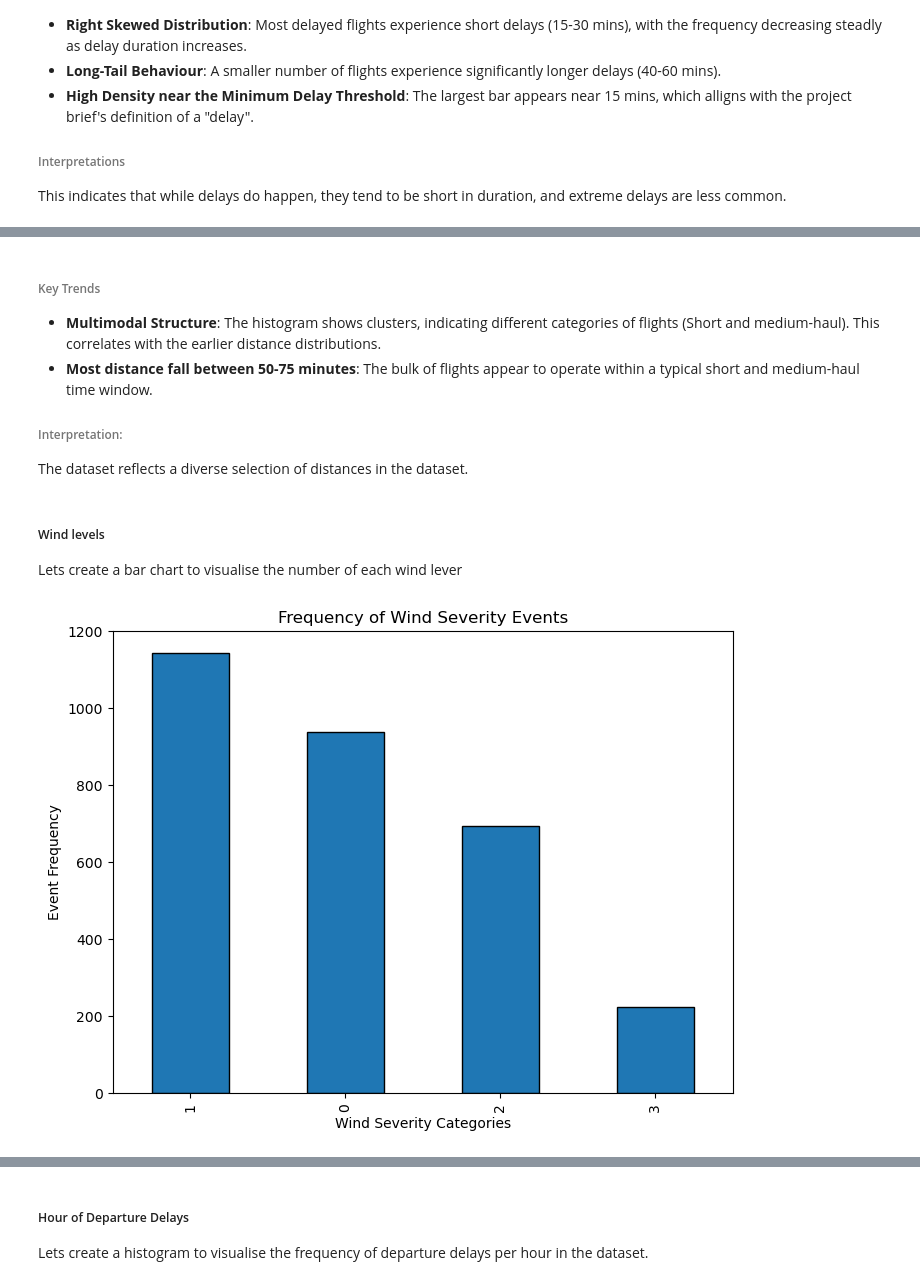
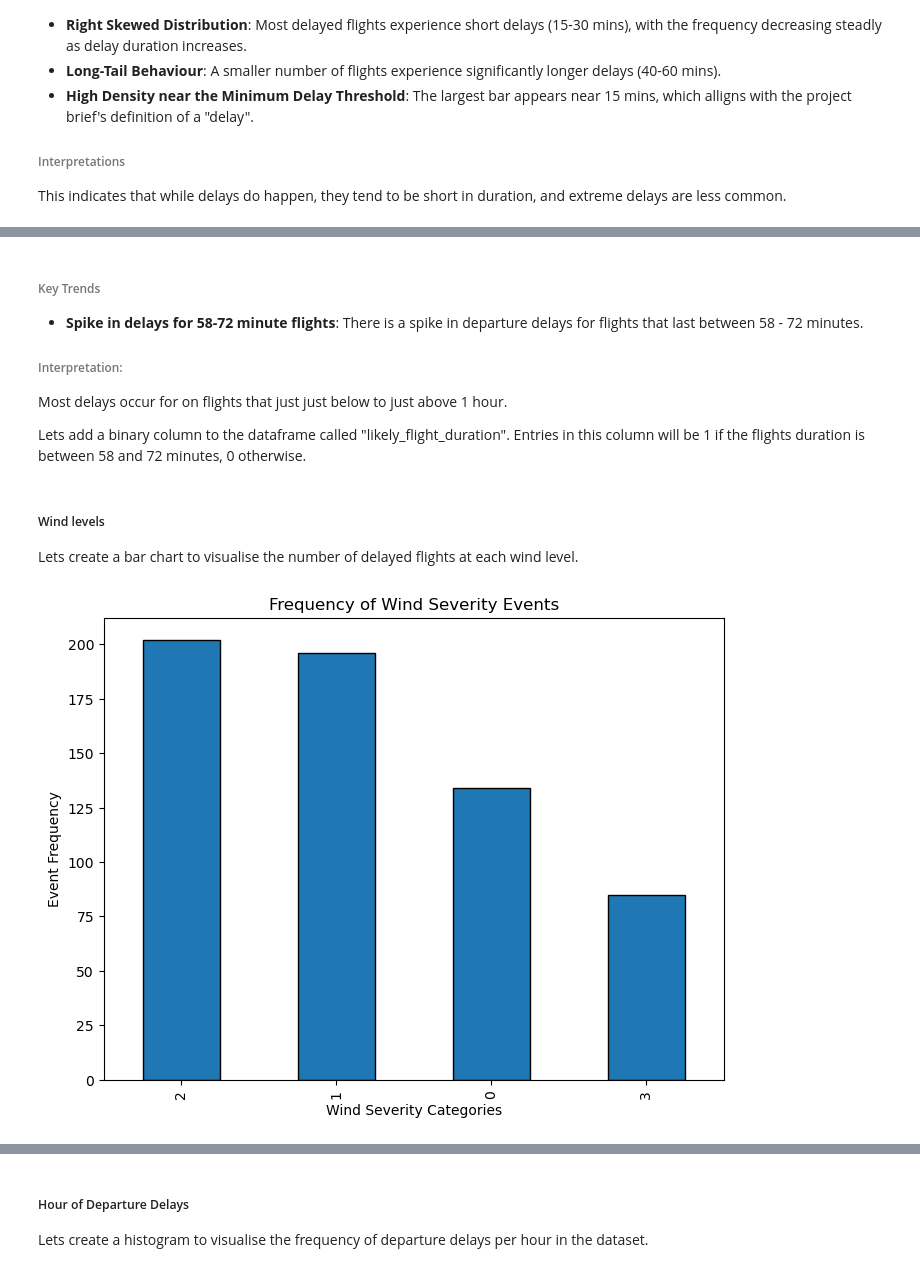
Before and after one commit to frederick2003/Classification-Algorithms-for-Synthetic-Flight-Data, a Jupyter notebook: Analysis.ipynb, the cells around one changed output, grey strips where cells are left out. Drawn from its saved outputs; the diff is of its cells as text; code cells hidden in the pictures.

```diff
--- a/Analysis.ipynb
+++ b/Analysis.ipynb
@@ -466,8 +471,9 @@ plt.show()
 # %% [markdown]
 ###### Key Trends
 
-- **Multimodal Structure**: The histogram shows clusters, indicating different categories of flights (Short and medium-haul). This correlates with the earlier distance distributions.
--  **Most distance fall between 50-75 minutes**: The bulk of flights appear to operate within a typical short and medium-haul time window.
+-  **Spike in delays for 58-72 minute flights**: There is a spike in departure delays for flights that last between 58 - 72 minutes.
 
 ###### Interpretation:
-The dataset reflects a diverse selection of distances in the dataset.
+Most delays occur for on flights that just just below to just above 1 hour.
+
+Lets add a binary column to the dataframe called "likely_flight_duration". Entries in this column will be 1 if the flights duration is between 58 and 72 minutes, 0 otherwise.
@@ -474,24 +485,24 @@ The dataset reflects a diverse selection of distances in the dataset.
 # %% [markdown]
 ##### Wind levels
 
-Lets create a bar chart to visualise the number of each wind lever
+Lets create a bar chart to visualise the number of delayed flights at each wind level.
 # %%
 # Grab the number of occurances of each wind category
-wind_level_counts = flight_info_df["wind"].value_counts()
+wind_level_counts = delayed_flight_df["wind"].value_counts()
 
 # Define plot characterists
 wind_level_counts.plot.bar(
     figsize=(8,6),
     edgecolor="black"
 )
 
 # Define plot labels
 plt.title("Frequency of Wind Severity Events")
 plt.xlabel("Wind Severity Categories")
 plt.ylabel("Event Frequency")
 plt.show()
 # %% [output]
-[figure, old version]
+[figure, new version]
 # %% [markdown]
 ###### Key Trends
 
```
Also changed, not shown: parts of 85 cells of this notebook.
